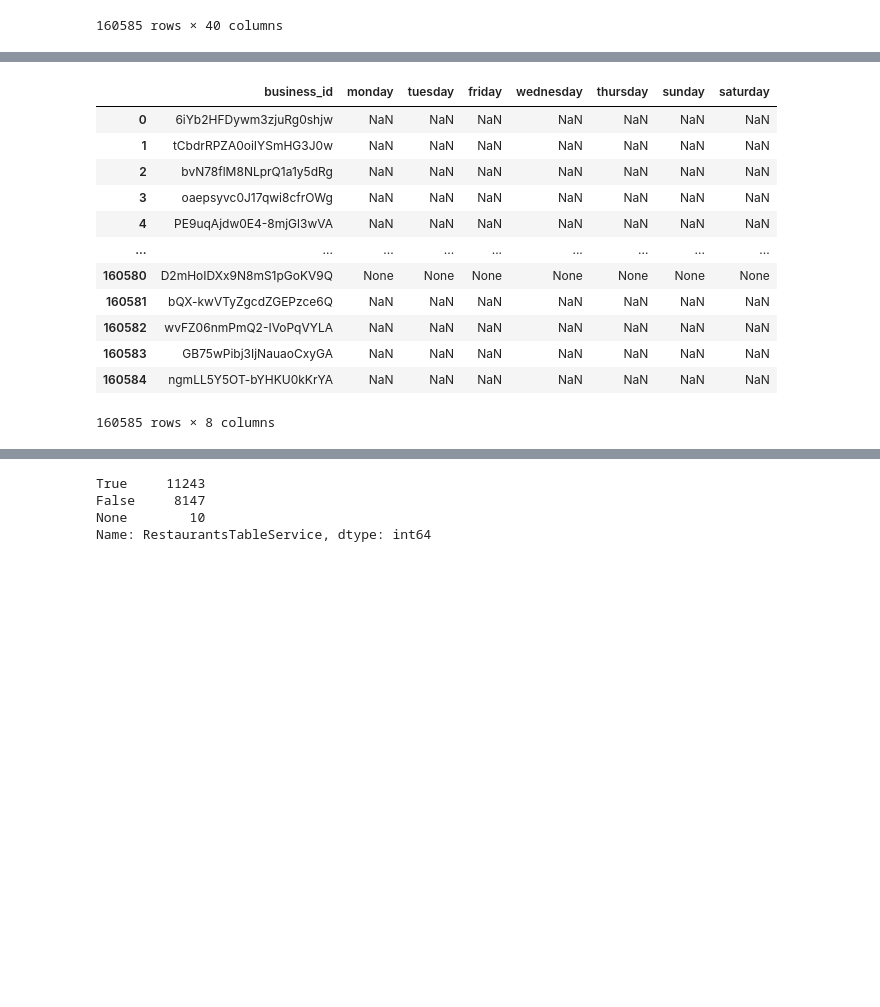
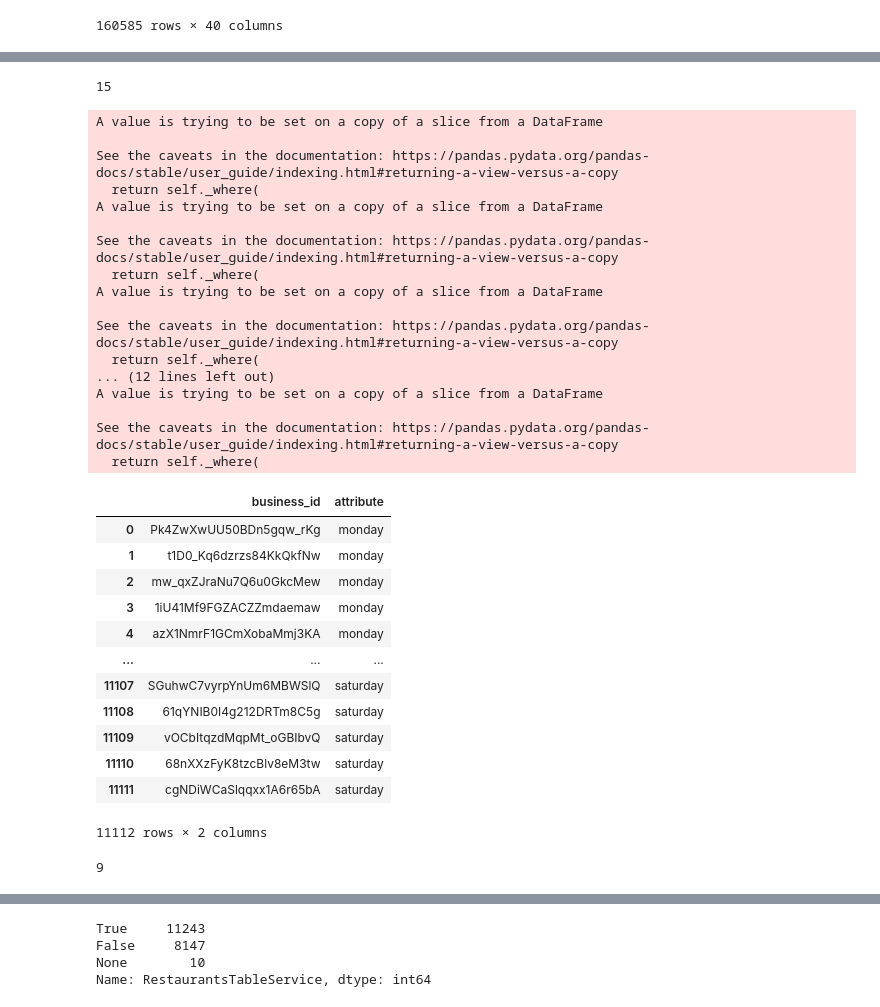
Before and after one commit to connie-ho/data-bites, a Jupyter notebook: Data_Exploration.ipynb, the cells around one changed output, grey strips where cells are left out. Drawn from its saved outputs; the diff is of its cells as text; code cells hidden in the pictures; blank space fills up the shorter version.

```diff
--- a/Data_Exploration.ipynb
+++ b/Data_Exploration.ipynb
@@ -480,0 +518,24 @@ def get_exploded_df(df_orig, column):
+# %%
+def get_business_attribute_exploded(df_business_attributes):
+    df_business_attributes_raw = df_business_attributes.copy()
+    bool_attributes = df_business_attributes.columns
+
+    business_id = []
+    attributes = []
+
+    # def change_list_vals(row, col):
+    #     if not pd.isna(row):
+    #         return f"{row}_{col}"
+
+    for col in bool_attributes[1:]:
+        df_col = df_business_attributes_raw[['business_id',col]]
+        df_col[col].mask(df_col[col]==True, col, inplace=True)
+        df_col[col].where(df_col[col]==col, pd.NA, inplace=True)
+
+        df_col = df_col.dropna()
+        business_id.extend(df_col.business_id.values)
+        attributes.extend(df_col[col].values)
+
+    df_business_attributes_exploded = pd.DataFrame({'business_id':business_id,'attribute':attributes})
+
+    return df_business_attributes_exploded
@@ -569,20 +705,46 @@ df_business_attributes_hair
+# %%
+df_business_attributes_hair.attribute.str.len().max()
+# %% [output]
+15
 # %%
 df_business_attributes_best_nights = get_exploded_df(df_business_attributes, 'BestNights')
-df_business_attributes_best_nights.to_csv(f"{csv_folder}/yelp_academic_dataset_business_attributes_BestNights.csv", index=False)
+df_business_attributes_best_nights = get_business_attribute_exploded(df_business_attributes_best_nights)
+df_business_attributes_best_nights.to_csv(f"{csv_folder}/yelp_academic_dataset_business_attributes_BestNights_exploded.csv", index=False)
 df_business_attributes_best_nights
 # %% [output]
+A value is trying to be set on a copy of a slice from a DataFrame
+
+See the caveats in the documentation: https://pandas.pydata.org/pandas-docs/stable/user_guide/indexing.html#returning-a-view-versus-a-copy
+  return self._where(
+A value is trying to be set on a copy of a slice from a DataFrame
+
+See the caveats in the documentation: https://pandas.pydata.org/pandas-docs/stable/user_guide/indexing.html#returning-a-view-versus-a-copy
+  return self._where(
+A value is trying to be set on a copy of a slice from a DataFrame
+
+See the caveats in the documentation: https://pandas.pydata.org/pandas-docs/stable/user_guide/indexing.html#returning-a-view-versus-a-copy
+  return self._where(
+... (12 lines left out)
+A value is trying to be set on a copy of a slice from a DataFrame
+
+See the caveats in the documentation: https://pandas.pydata.org/pandas-docs/stable/user_guide/indexing.html#returning-a-view-versus-a-copy
+  return self._where(
-|  | business_id | monday | tuesday | friday | wednesday | thursday | sunday | saturday |
-| 0 | 6iYb2HFDywm3zjuRg0shjw | NaN | NaN | NaN | NaN | NaN | NaN | NaN |
-| 1 | tCbdrRPZA0oiIYSmHG3J0w | NaN | NaN | NaN | NaN | NaN | NaN | NaN |
-| 2 | bvN78flM8NLprQ1a1y5dRg | NaN | NaN | NaN | NaN | NaN | NaN | NaN |
-| 3 | oaepsyvc0J17qwi8cfrOWg | NaN | NaN | NaN | NaN | NaN | NaN | NaN |
-| 4 | PE9uqAjdw0E4-8mjGl3wVA | NaN | NaN | NaN | NaN | NaN | NaN | NaN |
-| ... | ... | ... | ... | ... | ... | ... | ... | ... |
-| 160580 | D2mHoIDXx9N8mS1pGoKV9Q | None | None | None | None | None | None | None |
-| 160581 | bQX-kwVTyZgcdZGEPzce6Q | NaN | NaN | NaN | NaN | NaN | NaN | NaN |
-| 160582 | wvFZ06nmPmQ2-IVoPqVYLA | NaN | NaN | NaN | NaN | NaN | NaN | NaN |
-| 160583 | GB75wPibj3IjNauaoCxyGA | NaN | NaN | NaN | NaN | NaN | NaN | NaN |
-| 160584 | ngmLL5Y5OT-bYHKU0kKrYA | NaN | NaN | NaN | NaN | NaN | NaN | NaN |
+|  | business_id | attribute |
+| 0 | Pk4ZwXwUU50BDn5gqw_rKg | monday |
+| 1 | t1D0_Kq6dzrzs84KkQkfNw | monday |
+| 2 | mw_qxZJraNu7Q6u0GkcMew | monday |
+| 3 | 1iU41Mf9FGZACZZmdaemaw | monday |
+| 4 | azX1NmrF1GCmXobaMmj3KA | monday |
+| ... | ... | ... |
+| 11107 | SGuhwC7vyrpYnUm6MBWSlQ | saturday |
+| 11108 | 61qYNIB0I4g212DRTm8C5g | saturday |
+| 11109 | vOCbItqzdMqpMt_oGBIbvQ | saturday |
+| 11110 | 68nXXzFyK8tzcBlv8eM3tw | saturday |
+| 11111 | cgNDiWCaSlqqxx1A6r65bA | saturday |
-160585 rows × 8 columns
+11112 rows × 2 columns
+# %%
+df_business_attributes_best_nights.attribute.str.len().max()
+# %% [output]
+9
 # %%
 df_business_attributes_music = get_exploded_df(df_business_attributes, 'Music')
```
Also changed, not shown: parts of 21 cells of this notebook, 3 other files.
